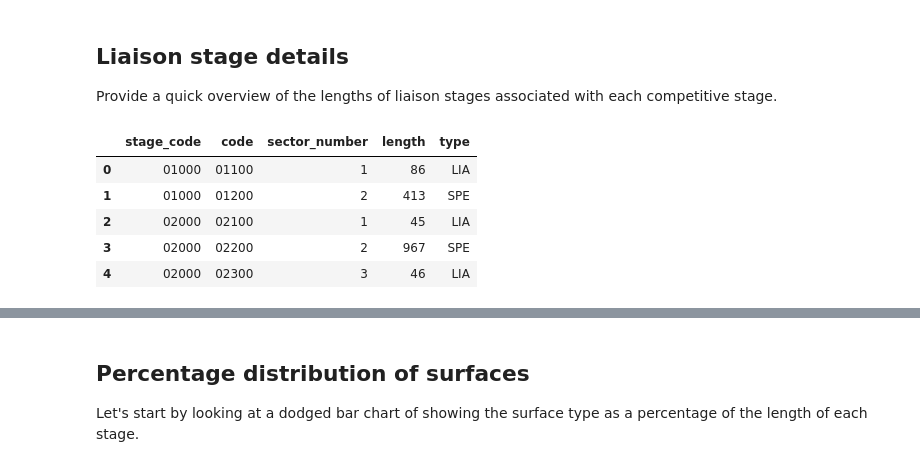
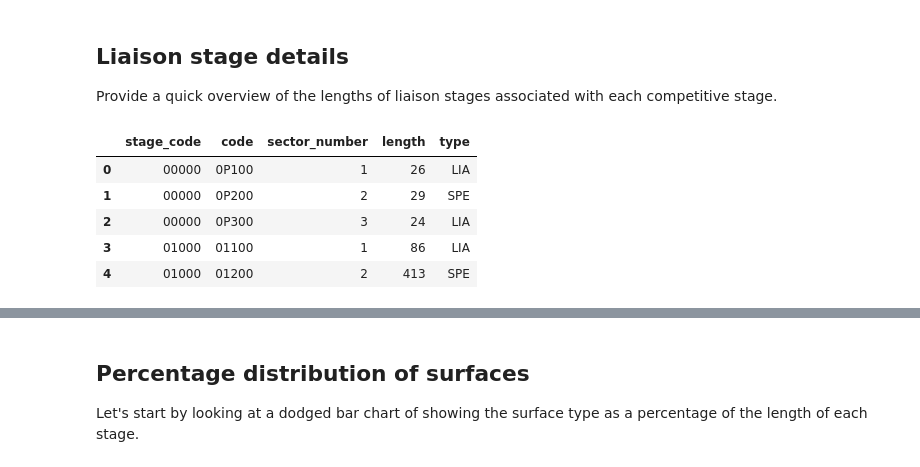
Before and after one commit to RallyDataJunkie/wrangling_dakar_2025, a Jupyter notebook: src/33_visualising_stage_surfaces.ipynb, the cells around one changed output, grey strips where cells are left out. Saved outputs shown, nothing was run; the diff lists cells and outputs as text; code cells hidden in the pictures.

```diff
--- a/src/24_visualising_stage_surfaces.ipynb
+++ b/src/33_visualising_stage_surfaces.ipynb
@@ -19,15 +19,21 @@ stages_df, sectors_df, stage_surfaces_df, section_surfaces_df, surfaces_df = get
 ## Liaison stage details
 
 Provide a quick overview of the lengths of liaison stages associated with each competitive stage.
-# %%
-sectors_df[["stage_code", "code", "sector_number", "length", "type"]].head()
-# %% [output]
-|  | stage_code | code | sector_number | length | type |
-| 0 | 01000 | 01100 | 1 | 86 | LIA |
-| 1 | 01000 | 01200 | 2 | 413 | SPE |
-| 2 | 02000 | 02100 | 1 | 45 | LIA |
-| 3 | 02000 | 02200 | 2 | 967 | SPE |
-| 4 | 02000 | 02300 | 3 | 46 | LIA |
+# %%
+# Rename the 0P000 stage to 00000 to make a simpler sort...
+sectors_df.loc[sectors_df['code'].str.startswith('0P'), 'stage_code'] = '00000'
+
+sectors_df.sort_values(["stage_code", "sector_number"], inplace=True)
+sectors_df.reset_index(drop=True, inplace=True)
+
+sectors_df[["stage_code", "code", "sector_number", "length", "type"]].head()
+# %% [output]
+|  | stage_code | code | sector_number | length | type |
+| 0 | 00000 | 0P100 | 1 | 26 | LIA |
+| 1 | 00000 | 0P200 | 2 | 29 | SPE |
+| 2 | 00000 | 0P300 | 3 | 24 | LIA |
+| 3 | 01000 | 01100 | 1 | 86 | LIA |
+| 4 | 01000 | 01200 | 2 | 413 | SPE |
 # %%
 from plotnine import ggplot, aes, geom_bar, theme_minimal, theme, element_text
 
```
Also changed, not shown: parts of 1 cell of this notebook, 1 other file.
